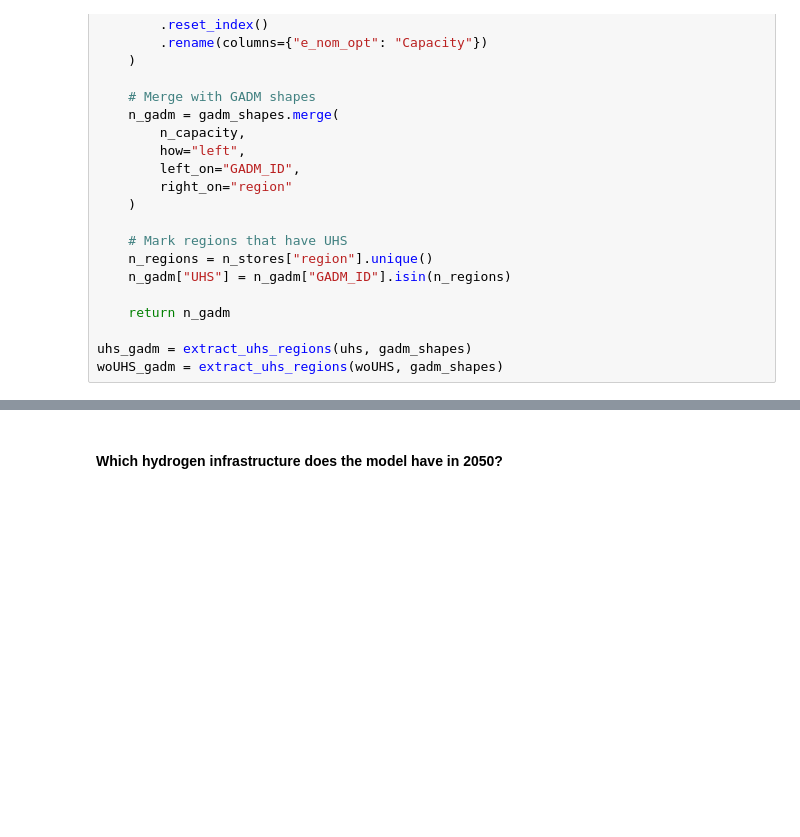
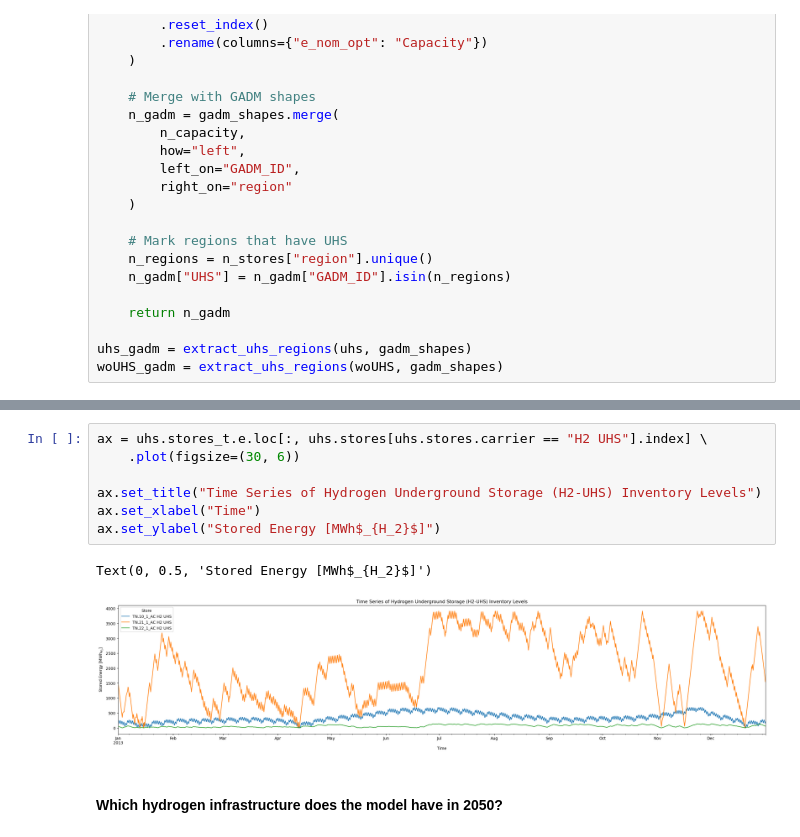
Before and after one commit to doneachh/undergroundstorage, a Jupyter notebook: workflow/notebooks/graphics.ipynb, the cells around one changed output, grey strips where cells are left out. Drawn from its saved outputs; the diff is of its cells as text; blank space fills up the shorter version.

```diff
--- a/workflow/notebooks/graphics.ipynb
+++ b/workflow/notebooks/graphics.ipynb
@@ -375,3 +433,13 @@ plt.show()
+# %%
+ax = uhs.stores_t.e.loc[:, uhs.stores[uhs.stores.carrier == "H2 UHS"].index] \
+    .plot(figsize=(30, 6))
+
+ax.set_title("Time Series of Hydrogen Underground Storage (H2-UHS) Inventory Levels")
+ax.set_xlabel("Time")
+ax.set_ylabel("Stored Energy [MWh$_{H_2}$]")
+# %% [output]
+Text(0, 0.5, 'Stored Energy [MWh$_{H_2}$]')
+[figure, added]
 # %% [markdown]
 #### Which hydrogen infrastructure does the model have in 2050?
 # %%
```
Also changed, not shown: parts of 33 cells of this notebook.
